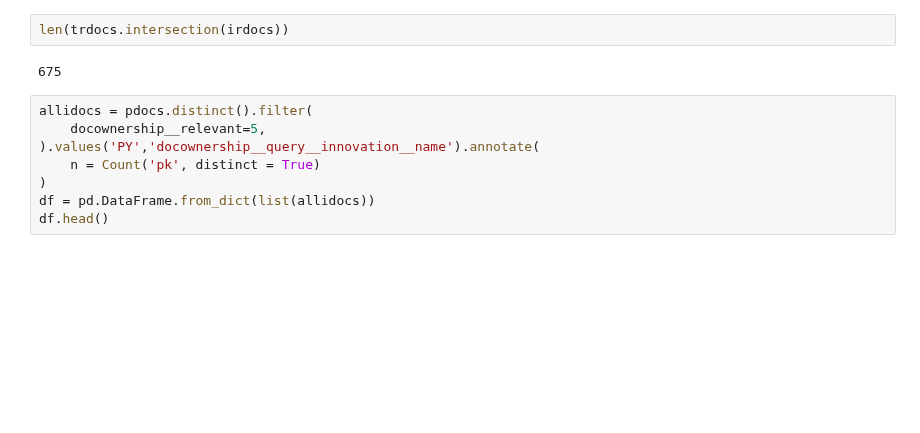
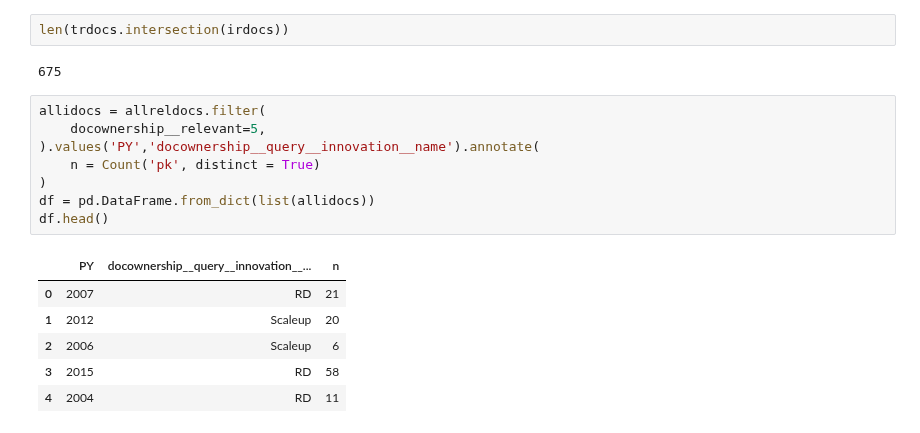
Before and after one commit to mcc-apsis/NETs-review, a Jupyter notebook: NETs graphs.ipynb, the cells around one changed output. Cells and saved outputs as stored; diff of their text form; blank space fills up the shorter version.

```diff
--- a/NETs graphs.ipynb
+++ b/NETs graphs.ipynb
@@ -36,10 +107,17 @@ len(trdocs.intersection(irdocs))
 # %% [output]
 675
 # %%
-allidocs = pdocs.distinct().filter(
+allidocs = allreldocs.filter(
     docownership__relevant=5,
 ).values('PY','docownership__query__innovation__name').annotate(
     n = Count('pk', distinct = True)
 )
 df = pd.DataFrame.from_dict(list(allidocs))
 df.head()
+# %% [output]
+|  | PY | docownership__query__innovation__... | n |
+| 0 | 2007 | RD | 21 |
+| 1 | 2012 | Scaleup | 20 |
+| 2 | 2006 | Scaleup | 6 |
+| 3 | 2015 | RD | 58 |
+| 4 | 2004 | RD | 11 |
```
Also changed, not shown: parts of 11 cells of this notebook, 3 other files.
